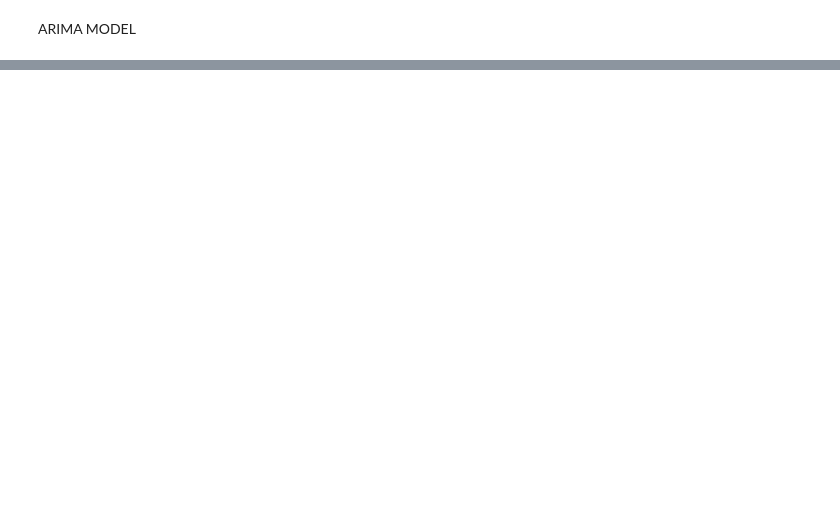
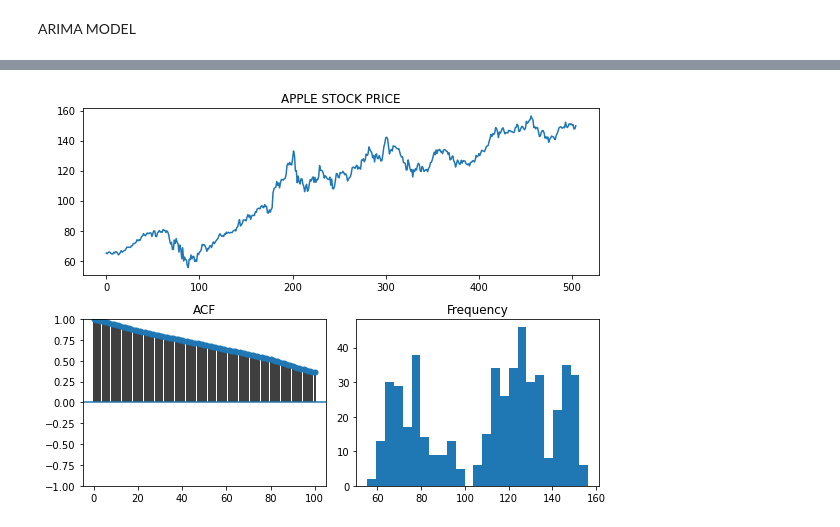
Before and after one commit to AMAYadav/PROJECTS-, a Jupyter notebook: APPLE_TIME_SEIRES_ANALYSIS.ipynb, the cells around one changed output, grey strips where cells are left out. Saved outputs shown, nothing was run; the diff lists cells and outputs as text; code cells hidden in the pictures; blank space fills up the shorter version.

```diff
--- a/APPLE_TIME_SEIRES_ANALYSIS.ipynb
+++ b/APPLE_TIME_SEIRES_ANALYSIS.ipynb
@@ -231,0 +237,6 @@ import pmdarima as pm
+# %%
+import yfinance as yf
+
+ad = yf.download(tickers='AAPL',period='2y',interval='1d',rounding='3',progress=False)['Adj Close']
+ad_1=pd.DataFrame(ad)
+ad_1.head()
@@ -231,0 +251,11 @@ import pmdarima as pm
+# %%
+#Quick display of the series
+from pmdarima.utils import tsdisplay
+tsdisplay(ad_1, lag_max=100,show=True,title='APPLE STOCK PRICE')
+
+
+# from pmdarima.preprocessing import LogEndogTransformer
+# ad_1_log, _ = LogEndogTransformer(lmbda=1e-6).fit_transform(ad_1)
+# tsdisplay(ad_1_log, lag_max=100)
+# %% [output]
+[figure, added]
```
Also changed, not shown: parts of 38 cells of this notebook.
